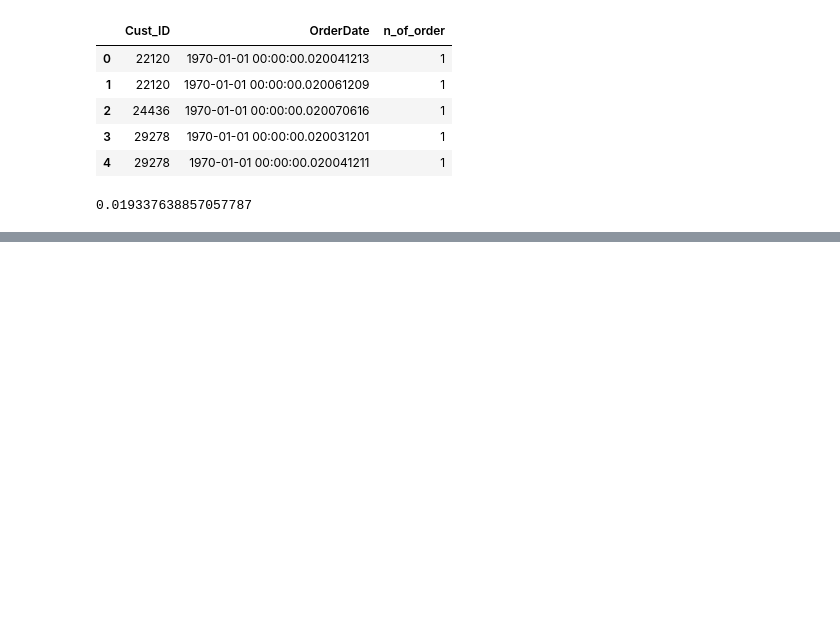
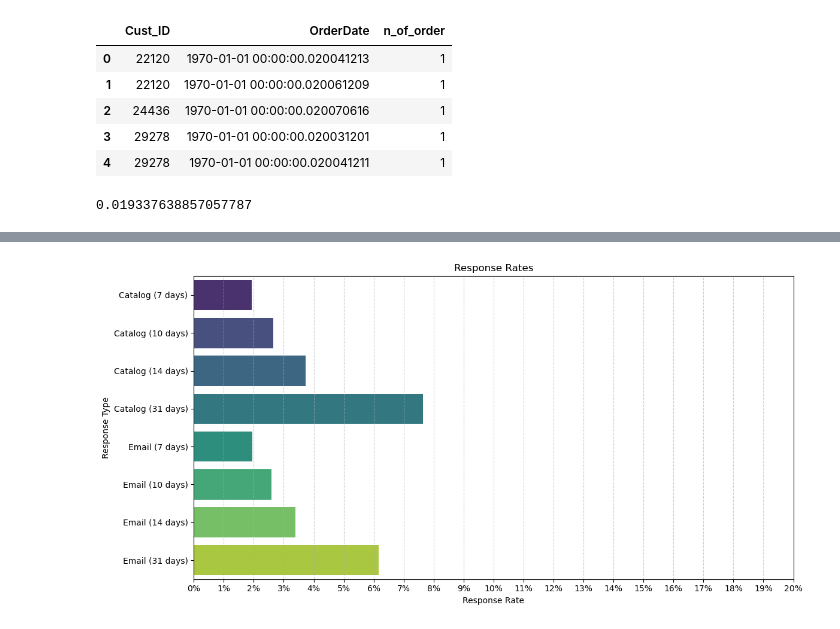
Before and after one commit to YassineOudghiri/dma-group-assignment-1, a Jupyter notebook: code.ipynb, the cells around one changed output, grey strips where cells are left out. Cells and saved outputs as stored; diff of their text form; code cells hidden in the pictures; blank space fills up the shorter version.

Commit message:
Response rates with different delays

```diff
--- a/code.ipynb
+++ b/code.ipynb
@@ -273,0 +348,25 @@ response_rate_catalog
+# %%
+# Create a DataFrame for the response rates
+response_rates = pd.DataFrame({
+    'Response Type': ['Catalog (7 days)', 'Catalog (10 days)', 'Catalog (14 days)', 'Catalog (31 days)', 'Email (7 days)', 'Email (10 days)', 'Email (14 days)', 'Email (31 days)'],
+    'Response Rate': [response_rate_catalog, response_rate_catalog_10, response_rate_catalog_14, response_rate_catalog_31, response_rate_email, response_rate_email_10, response_rate_email_14, response_rate_email_31]
+})
+
+# Apply percentage formatting
+response_rates['Response Rate'] = pd.to_numeric(response_rates['Response Rate'].astype(str).str.rstrip('%'))
+
+# Plot the response rates
+plt.figure(figsize=(12, 6))
+sns.barplot(x='Response Rate', y='Response Type', data=response_rates, palette='viridis')
+plt.title('Response Rates')
+plt.xlabel('Response Rate')
+plt.ylabel('Response Type')
+plt.xlim(0, 0.2)
+plt.xticks(ticks=np.arange(0, 0.21, 0.01), labels=[f"{i:.0%}" for i in np.arange(0, 0.21, 0.01)])
+plt.grid(axis='x', linestyle='--', alpha=0.6)
+plt.tight_layout()
+
+# Display the plot
+plt.show()
+# %% [output]
+[figure, added]
```
Also changed, not shown: parts of 2 cells of this notebook.
